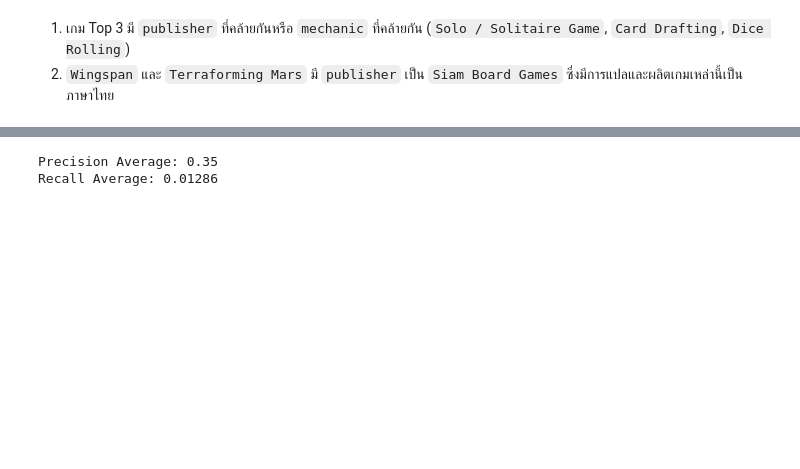
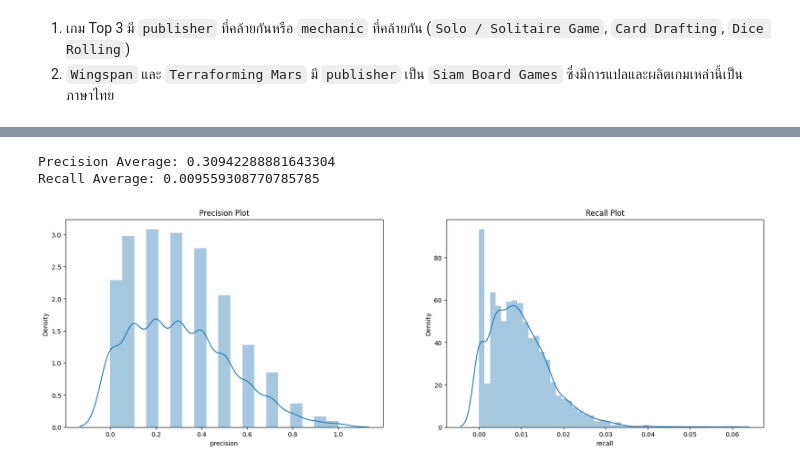
Before and after one commit to Kopzzz/Board-Game-RecCommu, a Jupyter notebook: code/3_Content-Based_Filtering.ipynb, the cells around one changed output, grey strips where cells are left out. Drawn from its saved outputs; the diff is of its cells as text; code cells hidden in the pictures; blank space fills up the shorter version.

Commit message:
clean and plot eval

```diff
--- a/code/3_Content-Based_Filtering.ipynb
+++ b/code/3_Content-Based_Filtering.ipynb
@@ -181,4 +159,5 @@ ten_users
 # %%
-df_10users = df_rv_rate[df_rv_rate.index.get_level_values('user').isin(ten_users)].copy()
-df_10users
+all_users = list(df_rv_rate.index.get_level_values('user').unique())
+df_users = df_rv_rate[df_rv_rate.index.get_level_values('user').isin(all_users)].copy()
+df_users
 # %% [output]
@@ -214,9 +181,9 @@ Name: name, Length: 4593, dtype: int64
 # %%
 df_eval = pd.DataFrame()
 
-for user in ten_users:
+for user in all_users:
   # dataframe of favourite games
-  df_user = df_10users.loc[user]
+  df_user = df_users.loc[user]
   avg = df_user['rating'].mean()
   df_fav = df_user[df_user['rating'] >= avg]
 
@@ -224,7 +191,7 @@ for user in ten_users:
   game_fav = df_fav['rating'].idxmax()
 
   # top 10 similar games
-  df_sim = content_sim_df[game_fav].sort_values(ascending=False).head(10)
+  df_sim = content_sim_df[game_fav].sort_values(ascending=False)[1:11]
 
   # create lists to store the true and predicted labels
   true_labels = []
@@ -250,8 +217,8 @@ for user in ten_users:
   precision, recall, _, _ = precision_recall_fscore_support(y_true=true_labels, y_pred=pred_labels, average='binary')
 
   # dataframe evaluate
-  df_eval[user] = {'Precision': f'{precision:.2f}', 'Recall': f'{recall:.4f}'}
+  df_eval[user] = {'precision': f'{precision:.2f}', 'recall': f'{recall:.4f}'}
 
 df_eval = df_eval.T
-df_eval
+df_eval.sort_values(by='precision', ascending=False)
 # %% [output]
@@ -259,6 +238,20 @@ TypeError: sort_values() missing 1 required positional argument: 'by'
 # %%
-print("Precision Average:",pd.to_numeric(df_eval['Precision']).mean())
-print("Recall Average:",pd.to_numeric(df_eval['Recall']).mean())
+print("Precision Average:",pd.to_numeric(df_eval['precision']).mean())
+print("Recall Average:",pd.to_numeric(df_eval['recall']).mean())
 # %% [output]
-Precision Average: 0.35
-Recall Average: 0.01286
+Precision Average: 0.30942288881643304
+Recall Average: 0.009559308770785785
+# %%
+plt.figure(figsize=(20,6))
+
+plt.subplot(1,2,1)
+plt.title("Precision Plot")
+sns.distplot(df_eval['precision'])
+
+plt.subplot(1,2,2)
+plt.title("Recall Plot")
+sns.distplot(df_eval['recall'])
+
+plt.show()
+# %% [output]
+[figure, added]
```
Also changed, not shown: parts of 7 cells of this notebook, 2 other files.
